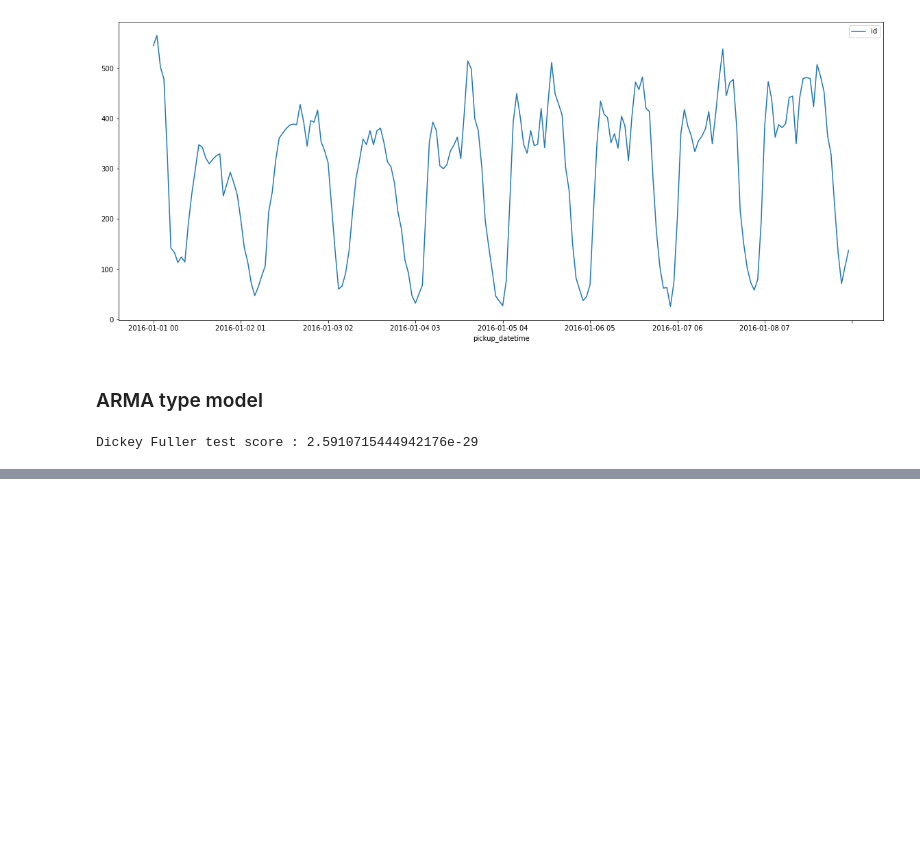
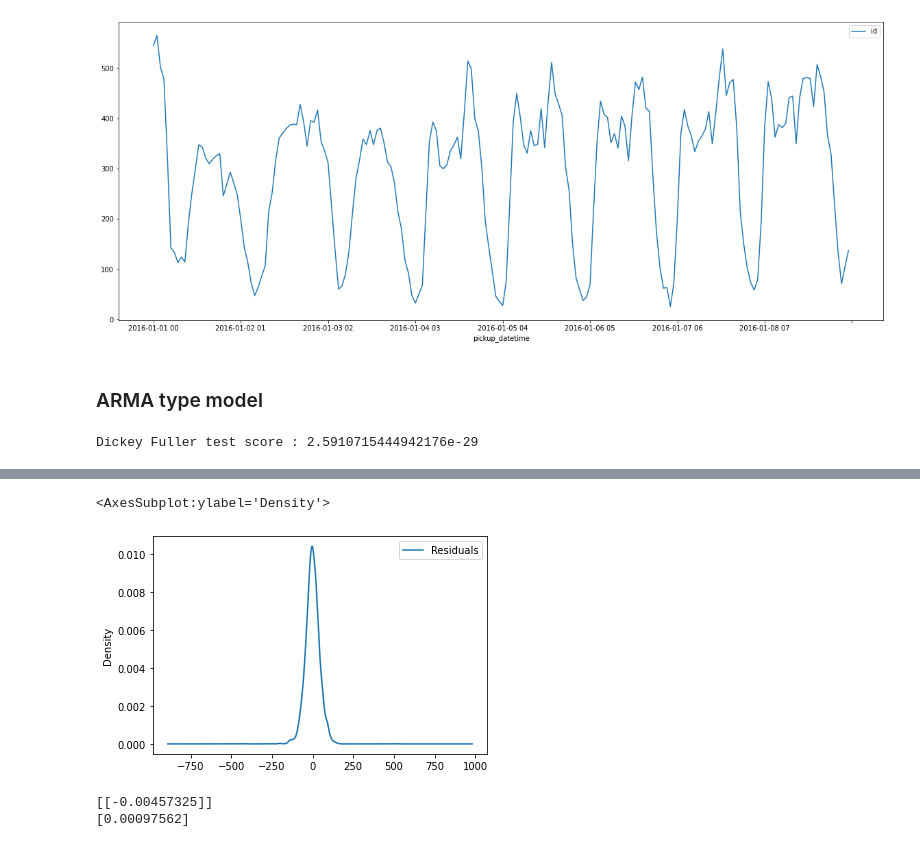
Before and after one commit to Bourbaki00/TaxiDemand, a Jupyter notebook: Presentation.ipynb, the cells around one changed output, grey strips where cells are left out. Saved outputs shown, nothing was run; the diff lists cells and outputs as text; code cells hidden in the pictures; blank space fills up the shorter version.

```diff
--- a/Presentation.ipynb
+++ b/Presentation.ipynb
@@ -282,0 +156,5 @@ Name: id, Length: 4355, dtype: float64
+# %%
+res.plot(kind="kde")
+# %% [output]
+<AxesSubplot:ylabel='Density'>
+[figure, added]
@@ -282,0 +171,8 @@ Name: id, Length: 4355, dtype: float64
+# %%
+[res_train,res_test,theta,intercept,RMSE] = MA(best_q,pd.DataFrame(res.Residuals))
+print(theta)
+print(intercept)
+res_c = pd.concat([res_train,res_test])
+# %% [output]
+[[-0.00457325]]
+[0.00097562]
```
Also changed, not shown: parts of 24 cells of this notebook, 1 other file.
